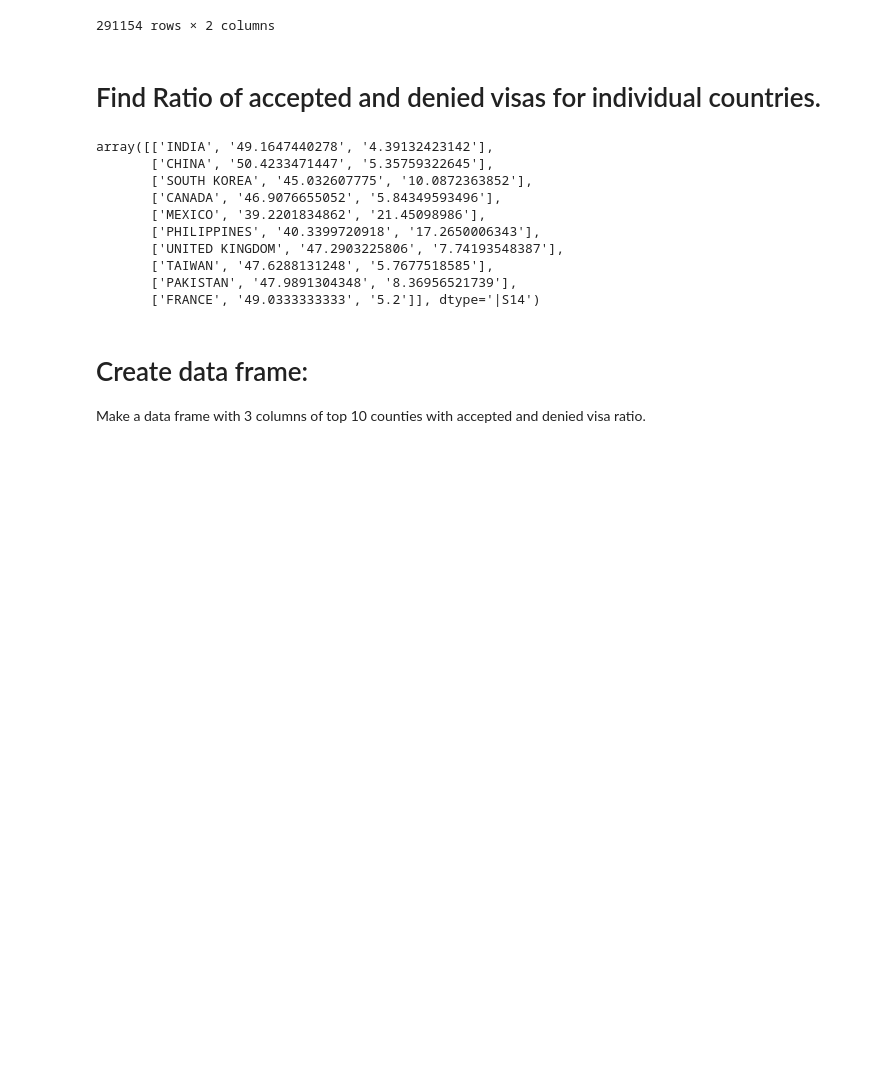
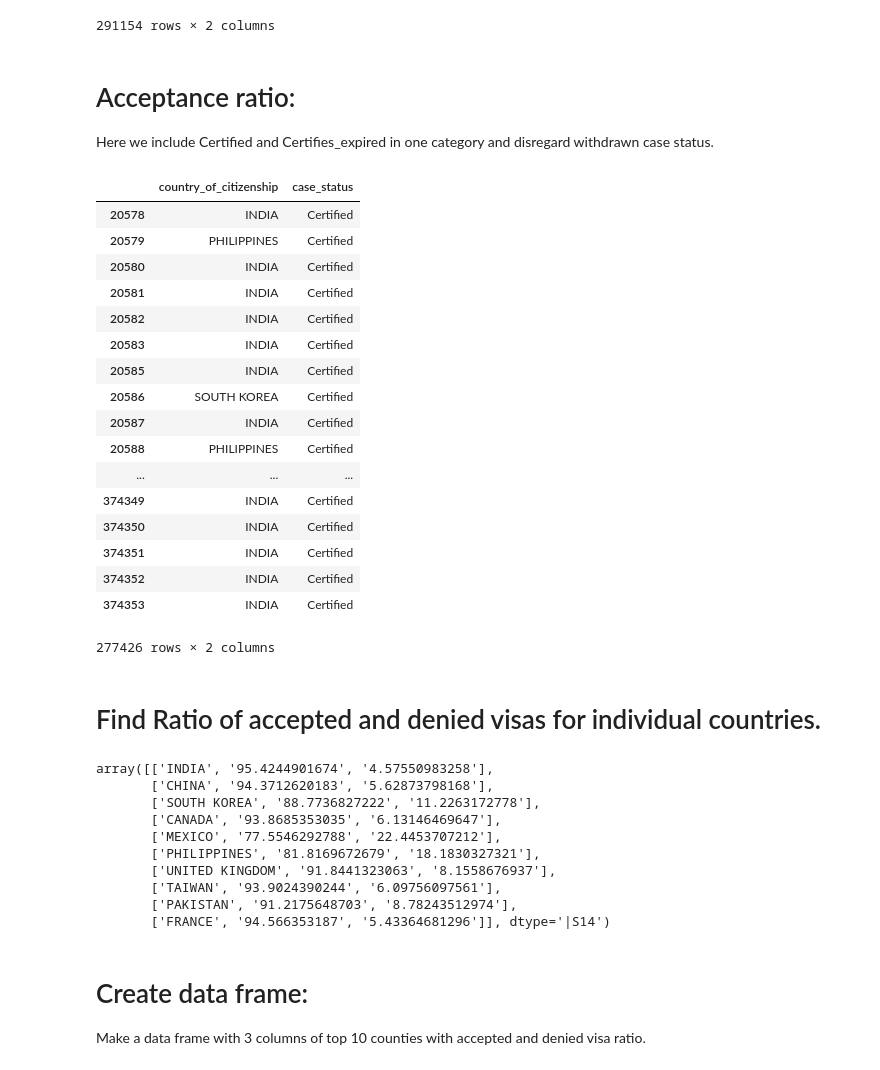
Before and after one commit to fall4knight/US-visa-application, a Jupyter notebook: US_visa_application_analysis_marjan.ipynb, the cells around one changed output. Cells and saved outputs as stored; diff of their text form; code cells hidden in the pictures; blank space fills up the shorter version.

```diff
--- a/US_visa_application_analysis_marjan.ipynb
+++ b/US_visa_application_analysis_marjan.ipynb
@@ -52,6 +53,34 @@ data_clean
 | 374360 | SOUTH KOREA | Withdrawn |
 | 374361 | CHINA | Withdrawn |
 291154 rows × 2 columns
+# %% [markdown]
+# Acceptance ratio:
+
+Here we include Certified and Certifies_expired in one category and disregard withdrawn case status.
+# %%
+
+data_clean = data_clean[data_clean["case_status"] != "Withdrawn"] #removing withdrawn in case status
+data_clean.loc[data_clean.case_status == 'Certified-Expired', 'case_status'] = 'Certified' #adding Certified expired to certified case status.
+data_clean
+# %% [output]
+|  | country_of_citizenship | case_status |
+| 20578 | INDIA | Certified |
+| 20579 | PHILIPPINES | Certified |
+| 20580 | INDIA | Certified |
+| 20581 | INDIA | Certified |
+| 20582 | INDIA | Certified |
+| 20583 | INDIA | Certified |
+| 20585 | INDIA | Certified |
+| 20586 | SOUTH KOREA | Certified |
+| 20587 | INDIA | Certified |
+| 20588 | PHILIPPINES | Certified |
+| ... | ... | ... |
+| 374349 | INDIA | Certified |
+| 374350 | INDIA | Certified |
+| 374351 | INDIA | Certified |
+| 374352 | INDIA | Certified |
+| 374353 | INDIA | Certified |
+277426 rows × 2 columns
 # %% [markdown]
 # Find Ratio of accepted and denied visas for individual countries.
 # %%
@@ -63,16 +92,16 @@ for i in range(len((data_clean.country_of_citizenship.value_counts()))):
 total_ratio = np.array(total_ratio)
 total_ratio
 # %% [output]
-array([['INDIA', '49.1647440278', '4.39132423142'],
-       ['CHINA', '50.4233471447', '5.35759322645'],
-       ['SOUTH KOREA', '45.032607775', '10.0872363852'],
-       ['CANADA', '46.9076655052', '5.84349593496'],
-       ['MEXICO', '39.2201834862', '21.45098986'],
-       ['PHILIPPINES', '40.3399720918', '17.2650006343'],
-       ['UNITED KINGDOM', '47.2903225806', '7.74193548387'],
-       ['TAIWAN', '47.6288131248', '5.7677518585'],
-       ['PAKISTAN', '47.9891304348', '8.36956521739'],
-       ['FRANCE', '49.0333333333', '5.2']], dtype='|S14')
+array([['INDIA', '95.4244901674', '4.57550983258'],
+       ['CHINA', '94.3712620183', '5.62873798168'],
+       ['SOUTH KOREA', '88.7736827222', '11.2263172778'],
+       ['CANADA', '93.8685353035', '6.13146469647'],
+       ['MEXICO', '77.5546292788', '22.4453707212'],
+       ['PHILIPPINES', '81.8169672679', '18.1830327321'],
+       ['UNITED KINGDOM', '91.8441323063', '8.1558676937'],
+       ['TAIWAN', '93.9024390244', '6.09756097561'],
+       ['PAKISTAN', '91.2175648703', '8.78243512974'],
+       ['FRANCE', '94.566353187', '5.43364681296']], dtype='|S14')
 # %% [markdown]
 # Create data frame:
 Make a data frame with 3 columns of top 10 counties with accepted and denied visa ratio.
```
Also changed, not shown: parts of 5 cells of this notebook.
